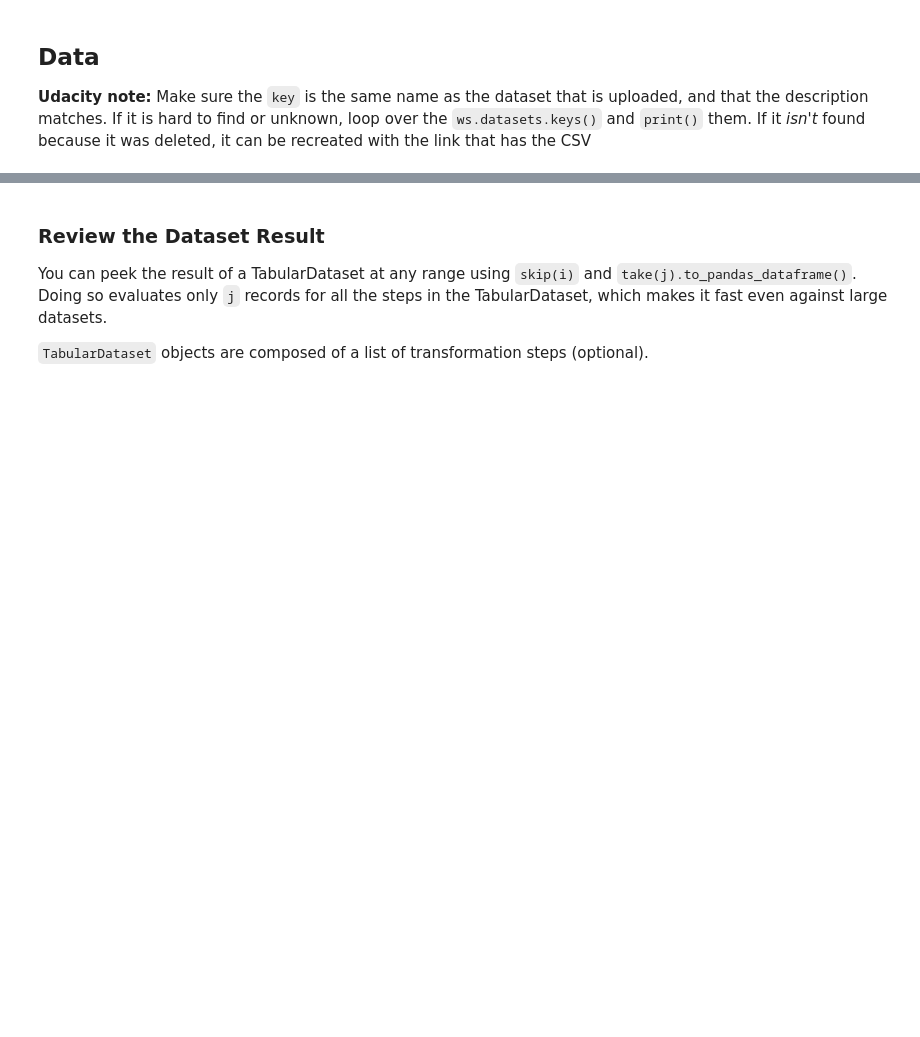
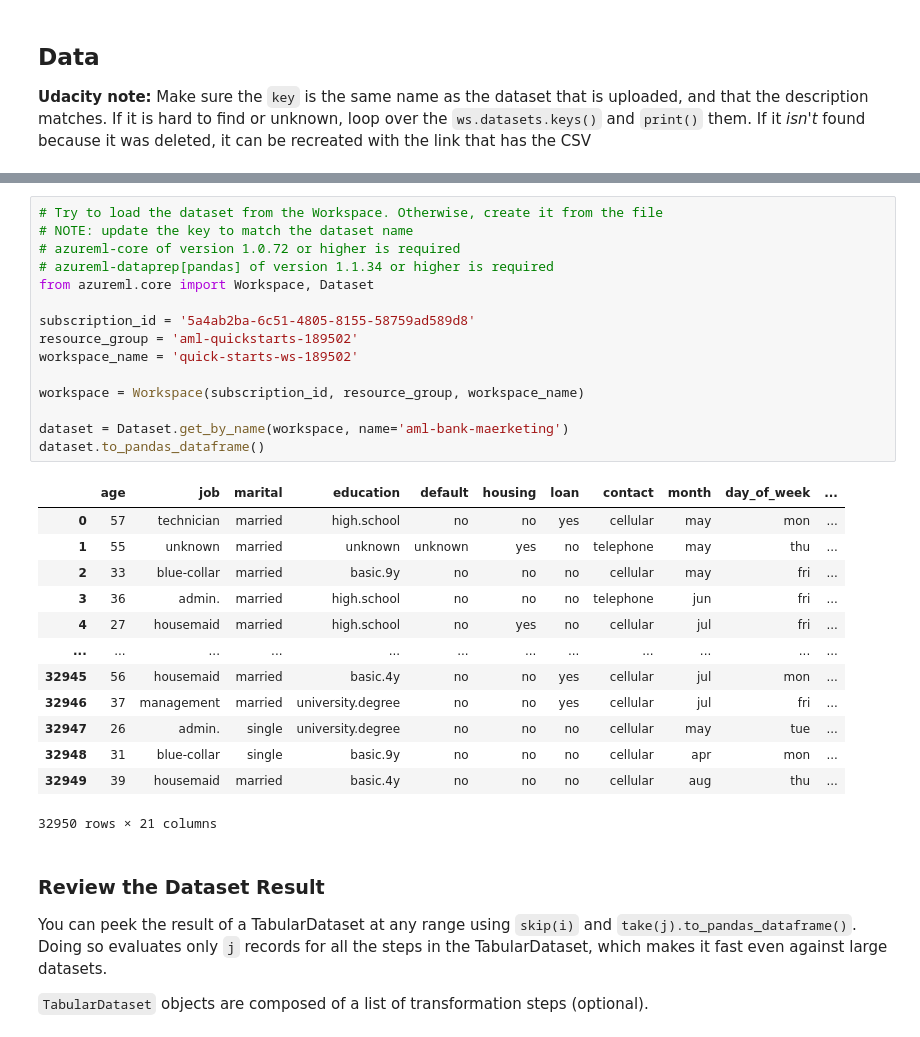
Before and after one commit to ugururesin/Azure-ML-Project2, a Jupyter notebook: aml-pipelines-with-automated-machine-learning-step.ipynb, the cells around one changed output, grey strips where cells are left out. Drawn from its saved outputs; the diff is of its cells as text; blank space fills up the shorter version.

```diff
--- a/aml-pipelines-with-automated-machine-learning-step.ipynb
+++ b/aml-pipelines-with-automated-machine-learning-step.ipynb
@@ -146,3 +116,32 @@ df.describe()
+# %%
+# Try to load the dataset from the Workspace. Otherwise, create it from the file
+# NOTE: update the key to match the dataset name
+# azureml-core of version 1.0.72 or higher is required
+# azureml-dataprep[pandas] of version 1.1.34 or higher is required
+from azureml.core import Workspace, Dataset
+
+subscription_id = '5a4ab2ba-6c51-4805-8155-58759ad589d8'
+resource_group = 'aml-quickstarts-189502'
+workspace_name = 'quick-starts-ws-189502'
+
+workspace = Workspace(subscription_id, resource_group, workspace_name)
+
+dataset = Dataset.get_by_name(workspace, name='aml-bank-maerketing')
+dataset.to_pandas_dataframe()
+# %% [output]
+|  | age | job | marital | education | default | housing | loan | contact | month | day_of_week | ... |
+| 0 | 57 | technician | married | high.school | no | no | yes | cellular | may | mon | ... |
+| 1 | 55 | unknown | married | unknown | unknown | yes | no | telephone | may | thu | ... |
+| 2 | 33 | blue-collar | married | basic.9y | no | no | no | cellular | may | fri | ... |
+| 3 | 36 | admin. | married | high.school | no | no | no | telephone | jun | fri | ... |
+| 4 | 27 | housemaid | married | high.school | no | yes | no | cellular | jul | fri | ... |
+| ... | ... | ... | ... | ... | ... | ... | ... | ... | ... | ... | ... |
+| 32945 | 56 | housemaid | married | basic.4y | no | no | yes | cellular | jul | mon | ... |
+| 32946 | 37 | management | married | university.degree | no | no | yes | cellular | jul | fri | ... |
+| 32947 | 26 | admin. | single | university.degree | no | no | no | cellular | may | tue | ... |
+| 32948 | 31 | blue-collar | single | basic.9y | no | no | no | cellular | apr | mon | ... |
+| 32949 | 39 | housemaid | married | basic.4y | no | no | no | cellular | aug | thu | ... |
+32950 rows × 21 columns
 # %% [markdown]
 ### Review the Dataset Result
 
```
Also changed, not shown: parts of 22 cells of this notebook.
